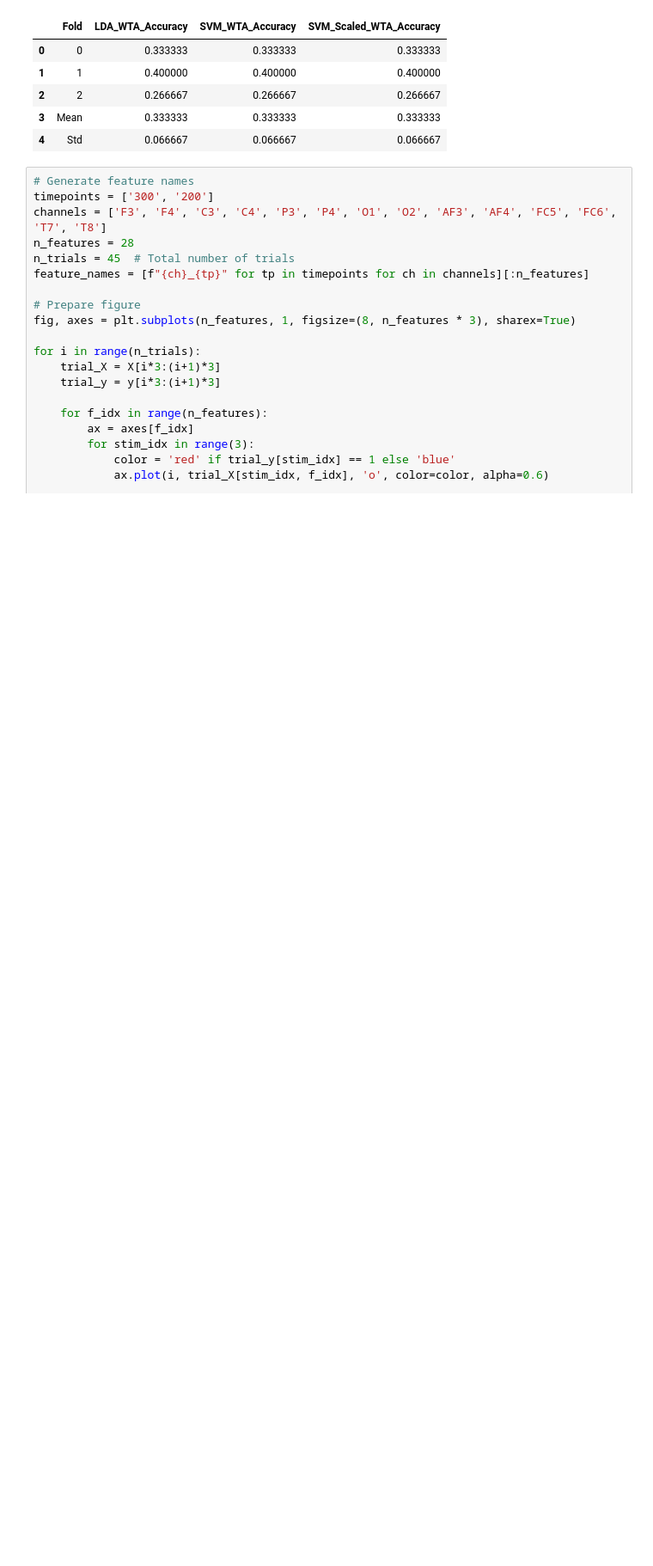
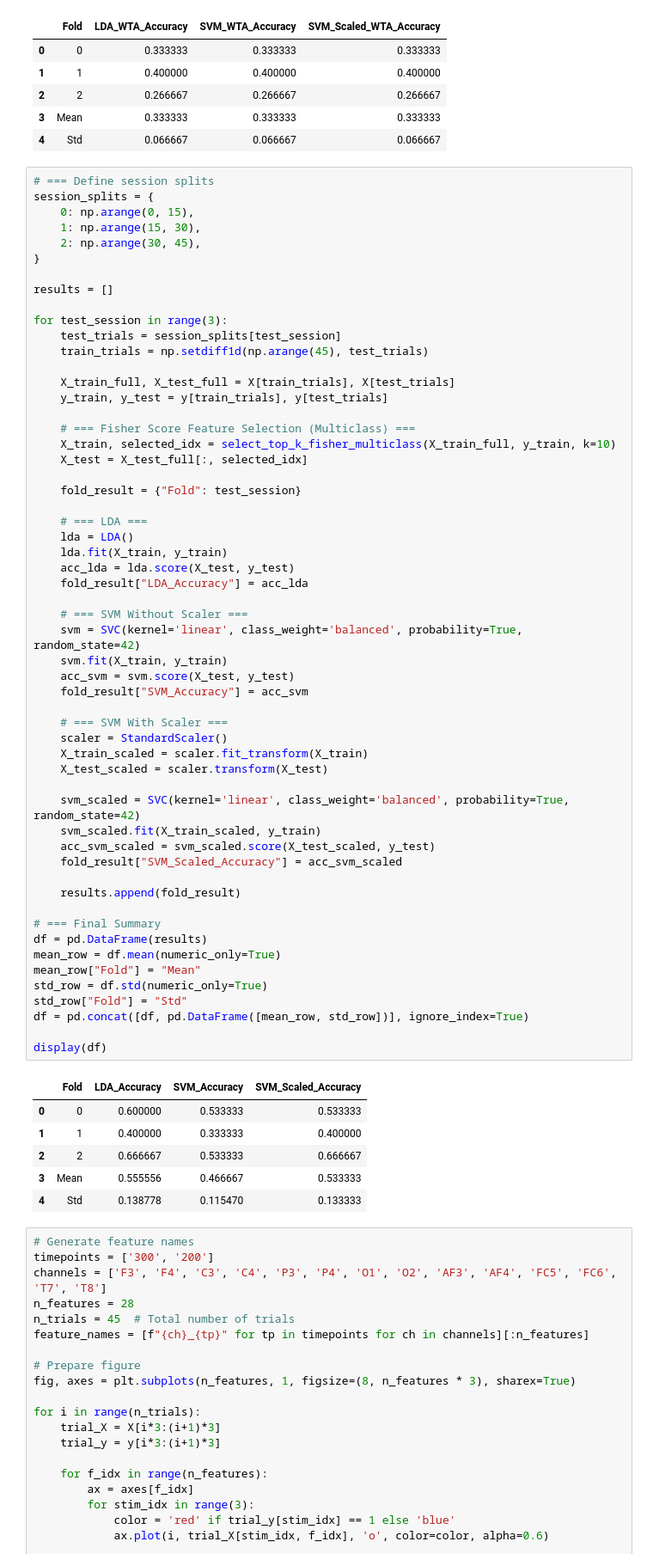
Before and after one commit to lauraponceorozco/Biosignals, a Jupyter notebook: ML_try_Ege/try_1_new_time.ipynb, the cells around one changed output. Shown at 86% size. Drawn from its saved outputs; the diff is of its cells as text; blank space fills up the shorter version.

```diff
--- a/ML_try_Ege/try_1_new_time.ipynb
+++ b/ML_try_Ege/try_1_new_time.ipynb
@@ -362,6 +362,69 @@ display(df)
 | 2 | 2 | 0.266667 | 0.266667 | 0.266667 |
 | 3 | Mean | 0.333333 | 0.333333 | 0.333333 |
 | 4 | Std | 0.066667 | 0.066667 | 0.066667 |
+# %%
+# === Define session splits
+session_splits = {
+    0: np.arange(0, 15),
+    1: np.arange(15, 30),
+    2: np.arange(30, 45),
+}
+
+results = []
+
+for test_session in range(3):
+    test_trials = session_splits[test_session]
+    train_trials = np.setdiff1d(np.arange(45), test_trials)
+
+    X_train_full, X_test_full = X[train_trials], X[test_trials]
+    y_train, y_test = y[train_trials], y[test_trials]
+
+    # === Fisher Score Feature Selection (Multiclass) ===
+    X_train, selected_idx = select_top_k_fisher_multiclass(X_train_full, y_train, k=10)
+    X_test = X_test_full[:, selected_idx]
+
+    fold_result = {"Fold": test_session}
+
+    # === LDA ===
+    lda = LDA()
+    lda.fit(X_train, y_train)
+    acc_lda = lda.score(X_test, y_test)
+    fold_result["LDA_Accuracy"] = acc_lda
+
+    # === SVM Without Scaler ===
+    svm = SVC(kernel='linear', class_weight='balanced', probability=True, random_state=42)
+    svm.fit(X_train, y_train)
+    acc_svm = svm.score(X_test, y_test)
+    fold_result["SVM_Accuracy"] = acc_svm
+
+    # === SVM With Scaler ===
+    scaler = StandardScaler()
+    X_train_scaled = scaler.fit_transform(X_train)
+    X_test_scaled = scaler.transform(X_test)
+
+    svm_scaled = SVC(kernel='linear', class_weight='balanced', probability=True, random_state=42)
+    svm_scaled.fit(X_train_scaled, y_train)
+    acc_svm_scaled = svm_scaled.score(X_test_scaled, y_test)
+    fold_result["SVM_Scaled_Accuracy"] = acc_svm_scaled
+
+    results.append(fold_result)
+
+# === Final Summary
+df = pd.DataFrame(results)
+mean_row = df.mean(numeric_only=True)
+mean_row["Fold"] = "Mean"
+std_row = df.std(numeric_only=True)
+std_row["Fold"] = "Std"
+df = pd.concat([df, pd.DataFrame([mean_row, std_row])], ignore_index=True)
+
+display(df)
+# %% [output]
+|  | Fold | LDA_Accuracy | SVM_Accuracy | SVM_Scaled_Accuracy |
+| 0 | 0 | 0.600000 | 0.533333 | 0.533333 |
+| 1 | 1 | 0.400000 | 0.333333 | 0.400000 |
+| 2 | 2 | 0.666667 | 0.533333 | 0.666667 |
+| 3 | Mean | 0.555556 | 0.466667 | 0.533333 |
+| 4 | Std | 0.138778 | 0.115470 | 0.133333 |
 # %%
 # Generate feature names
 timepoints = ['300', '200']
```
Also changed, not shown: 2 other files.
